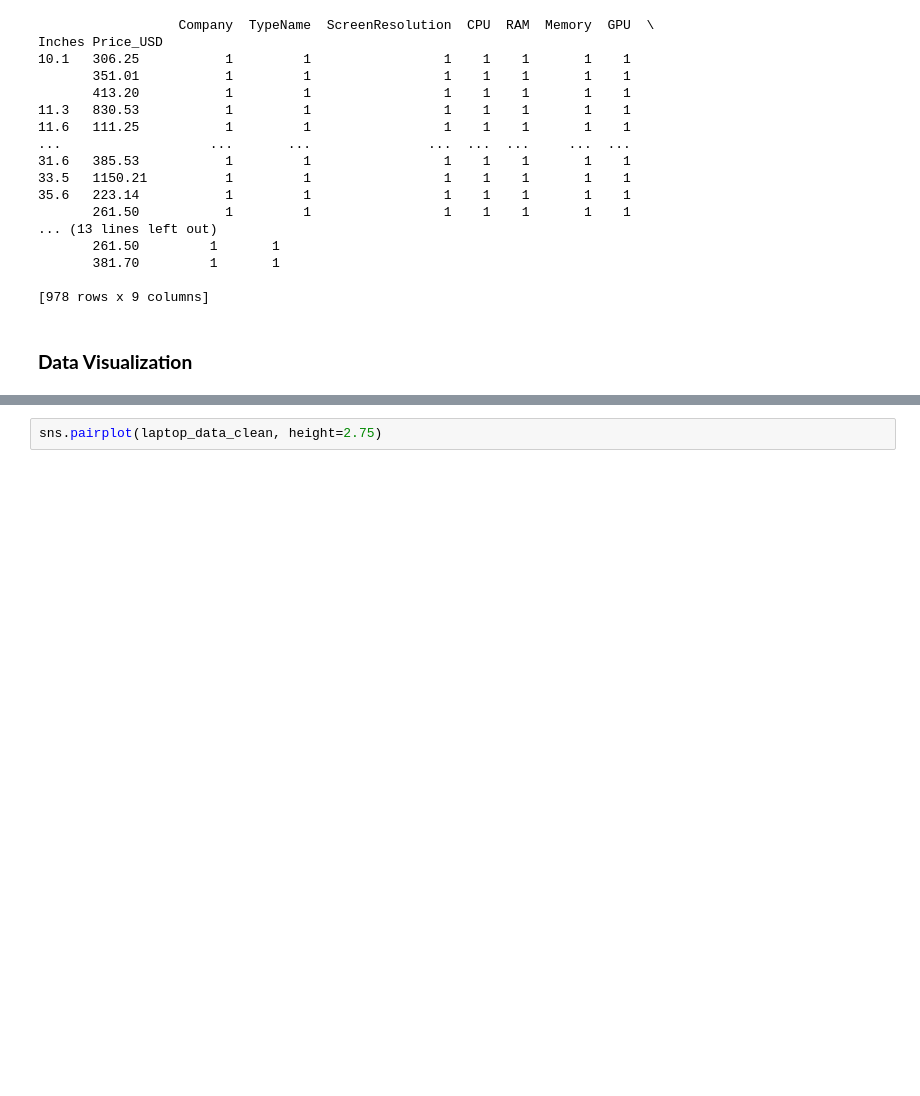
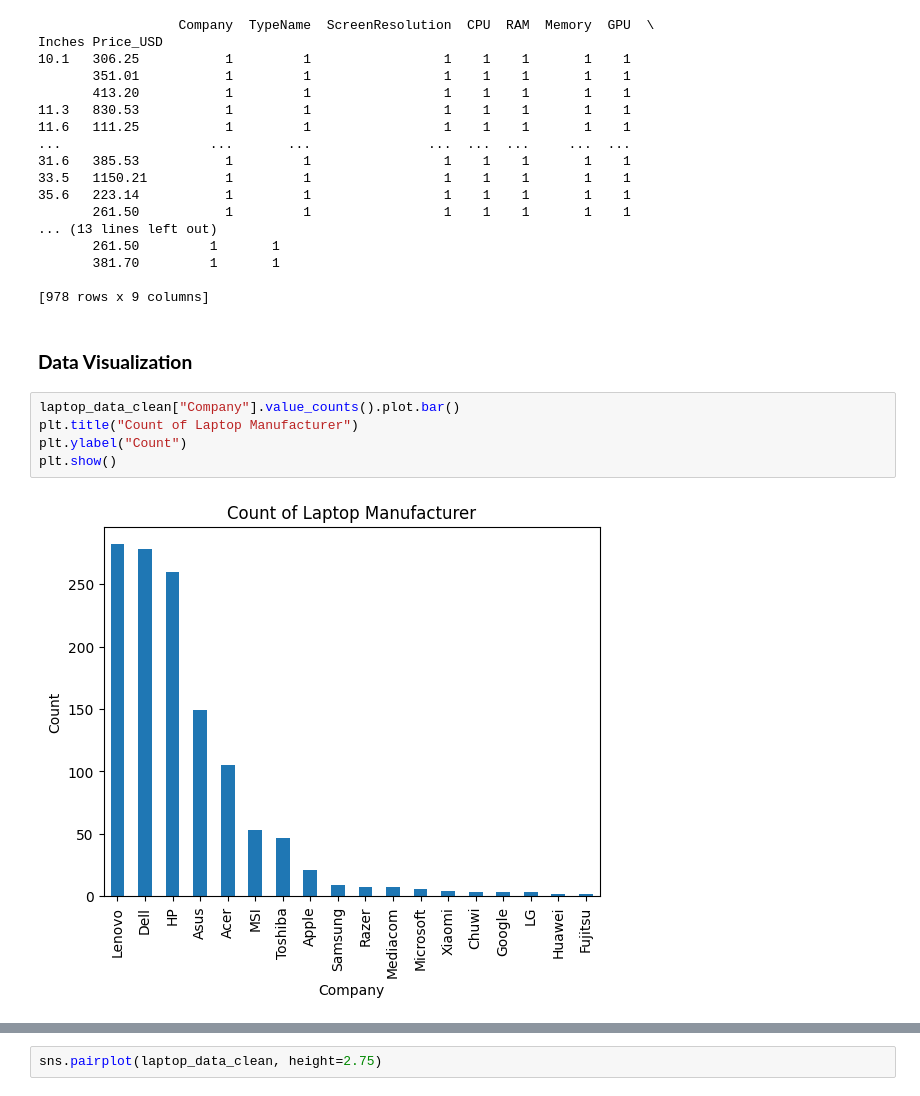
Before and after one commit to rkynhoff/CodeLouisville_Data_M2_Project, a Jupyter notebook: MiniProject_V2.ipynb, the cells around one changed output, grey strips where cells are left out. Cells and saved outputs as stored; diff of their text form; blank space fills up the shorter version.

```diff
--- a/MiniProject_V2.ipynb
+++ b/MiniProject_V2.ipynb
@@ -482,3 +482,10 @@ Inches Price_USD
 [978 rows x 9 columns]
 # %% [markdown]
 ### **Data Visualization**
+# %%
+laptop_data_clean["Company"].value_counts().plot.bar()
+plt.title("Count of Laptop Manufacturer")
+plt.ylabel("Count")
+plt.show()
+# %% [output]
+[figure, added]
```
Also changed, not shown: parts of 4 cells of this notebook.
